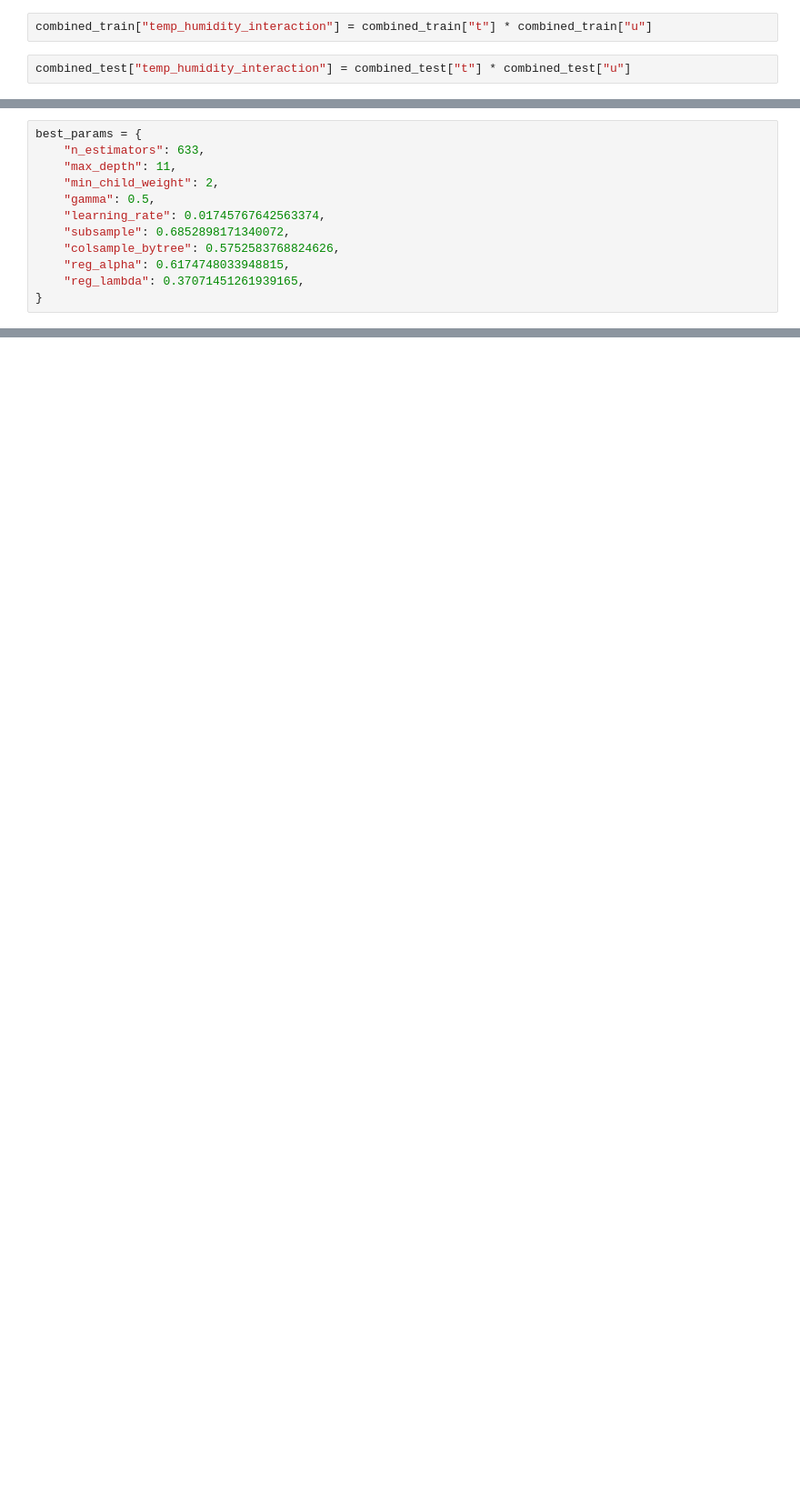
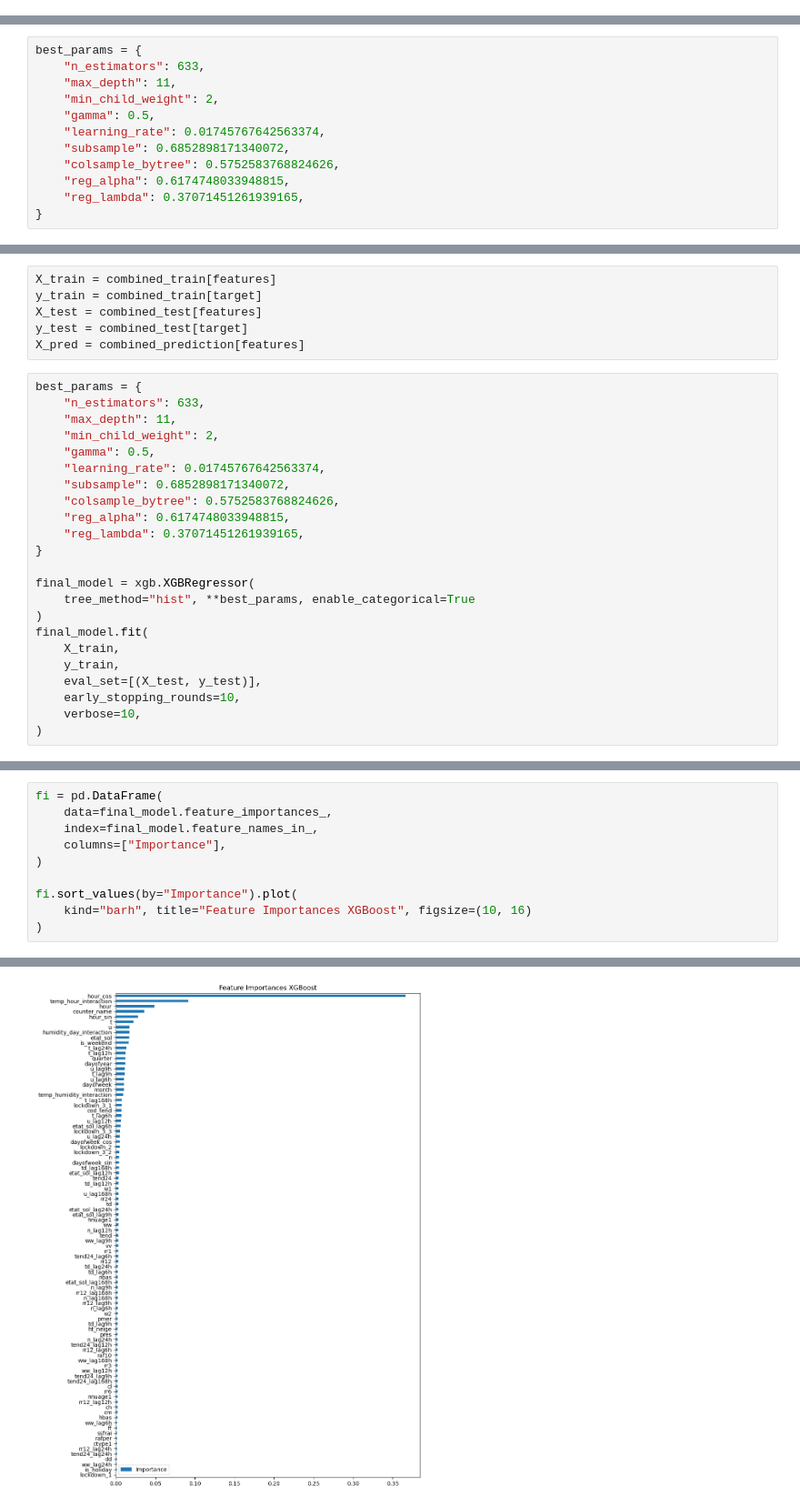
Before and after one commit to Ameya1337/Bike-Counters-Ameya---Qiling, a Jupyter notebook: timeseries continued.ipynb, the cells around one changed output, grey strips where cells are left out. Shown: that part at 91% size. Cells and saved outputs as stored; diff of their text form; blank space fills up the shorter version.

```diff
--- a/timeseries continued.ipynb
+++ b/timeseries continued.ipynb
@@ -1893,5 +1198 @@ combined_test["humidity_day_interaction"] = (
 )
-# %%
-combined_train["temp_humidity_interaction"] = combined_train["t"] * combined_train["u"]
-# %%
-combined_test["temp_humidity_interaction"] = combined_test["t"] * combined_test["u"]
@@ -2310,0 +1600,29 @@ Final Model Test RMSE: 0.4002679676907581
+# %%
+X_train = combined_train[features]
+y_train = combined_train[target]
+X_test = combined_test[features]
+y_test = combined_test[target]
+X_pred = combined_prediction[features]
+# %%
+best_params = {
+    "n_estimators": 633,
+    "max_depth": 11,
+    "min_child_weight": 2,
+    "gamma": 0.5,
+    "learning_rate": 0.01745767642563374,
+    "subsample": 0.6852898171340072,
+    "colsample_bytree": 0.5752583768824626,
+    "reg_alpha": 0.6174748033948815,
+    "reg_lambda": 0.37071451261939165,
+}
+
+final_model = xgb.XGBRegressor(
+    tree_method="hist", **best_params, enable_categorical=True
+)
+final_model.fit(
+    X_train,
+    y_train,
+    eval_set=[(X_test, y_test)],
+    early_stopping_rounds=10,
+    verbose=10,
+)
@@ -2310,0 +1669,11 @@ Final Model Test RMSE: 0.4002679676907581
+# %%
+fi = pd.DataFrame(
+    data=final_model.feature_importances_,
+    index=final_model.feature_names_in_,
+    columns=["Importance"],
+)
+
+fi.sort_values(by="Importance").plot(
+    kind="barh", title="Feature Importances XGBoost", figsize=(10, 16)
+)
+# %% [output]
@@ -2310,0 +1681 @@ Final Model Test RMSE: 0.4002679676907581
+[figure, added]
```
Also changed, not shown: parts of 123 cells of this notebook, 3 other files.
